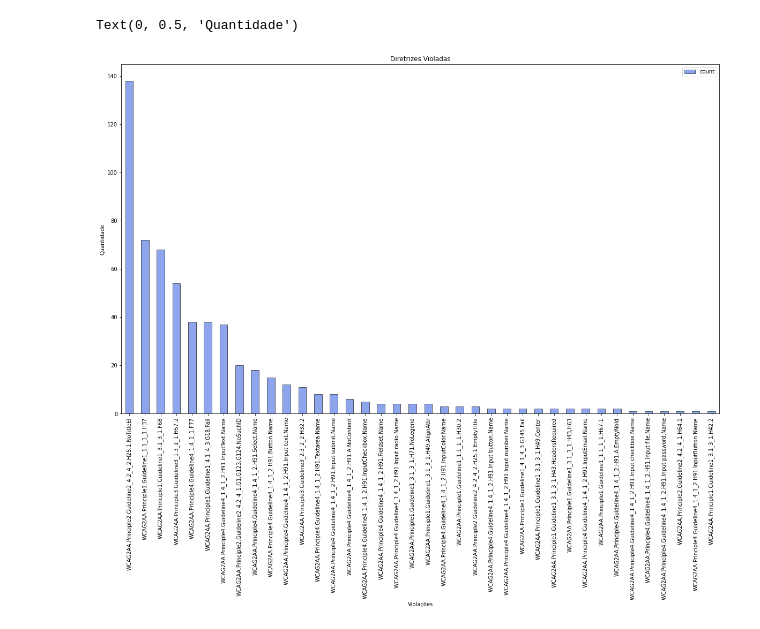
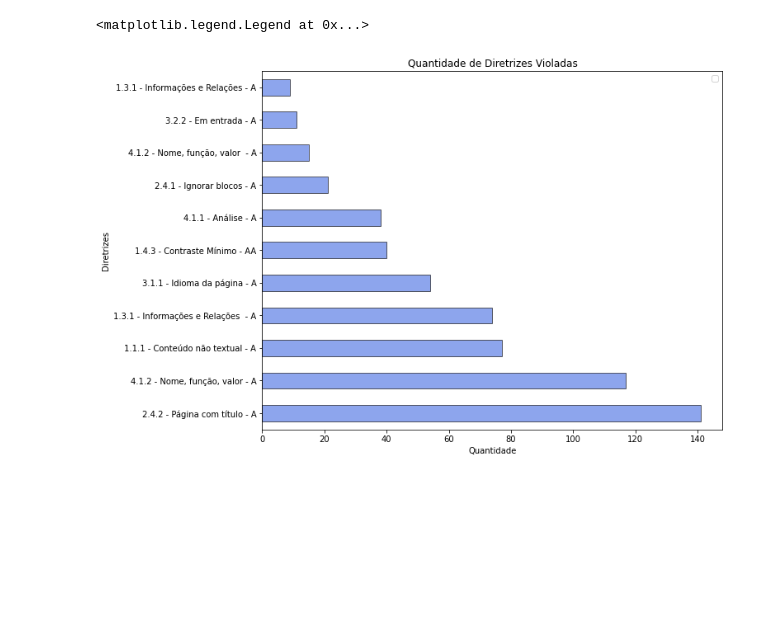
Before and after one commit to ingridmm/A11y-Mining-Repo, a Jupyter notebook: rulesCounter.ipynb, the cells around one changed output. Cells and saved outputs as stored; diff of their text form; code cells hidden in the pictures; blank space fills up the shorter version.

Commit message:
Ajustes em tabelas e imagens

```diff
--- a/rulesCounter.ipynb
+++ b/rulesCounter.ipynb
@@ -1,6 +1,6 @@
 # %%
 import pandas as pd
-data = pd.read_csv('formatado_final.csv')
+data = pd.read_csv('csv_final_diretrizes.csv')
 # %%
 data.head(4)
 # %% [output]
@@ -40,10 +35,14 @@ data_count
 # %%
 import matplotlib as plot
 import matplotlib.pyplot as plt
-data_count.plot.bar(x='code', ec = "k", alpha = .6, color = "royalblue", figsize = (20, 12))
-plt.title("Diretrizes Violadas")
-plt.xlabel("Violações")
-plt.ylabel("Quantidade")
+
+##CALCULAR SAÍDA DE VIOLAÇÕES DE DIRETRIZES
+
+data_count.plot.barh(x='code', ec = "k", alpha = .6, color = "royalblue", figsize = (10, 8))
+plt.title("Quantidade de Diretrizes Violadas")
+plt.xlabel("Quantidade")
+plt.ylabel("Diretrizes")
+plt.legend('')
 # %% [output]
-Text(0, 0.5, 'Quantidade')
+<matplotlib.legend.Legend at 0x...>
-[figure, old version]
+[figure, new version]
```
Also changed, not shown: parts of 9 cells of this notebook, 6 other files.
